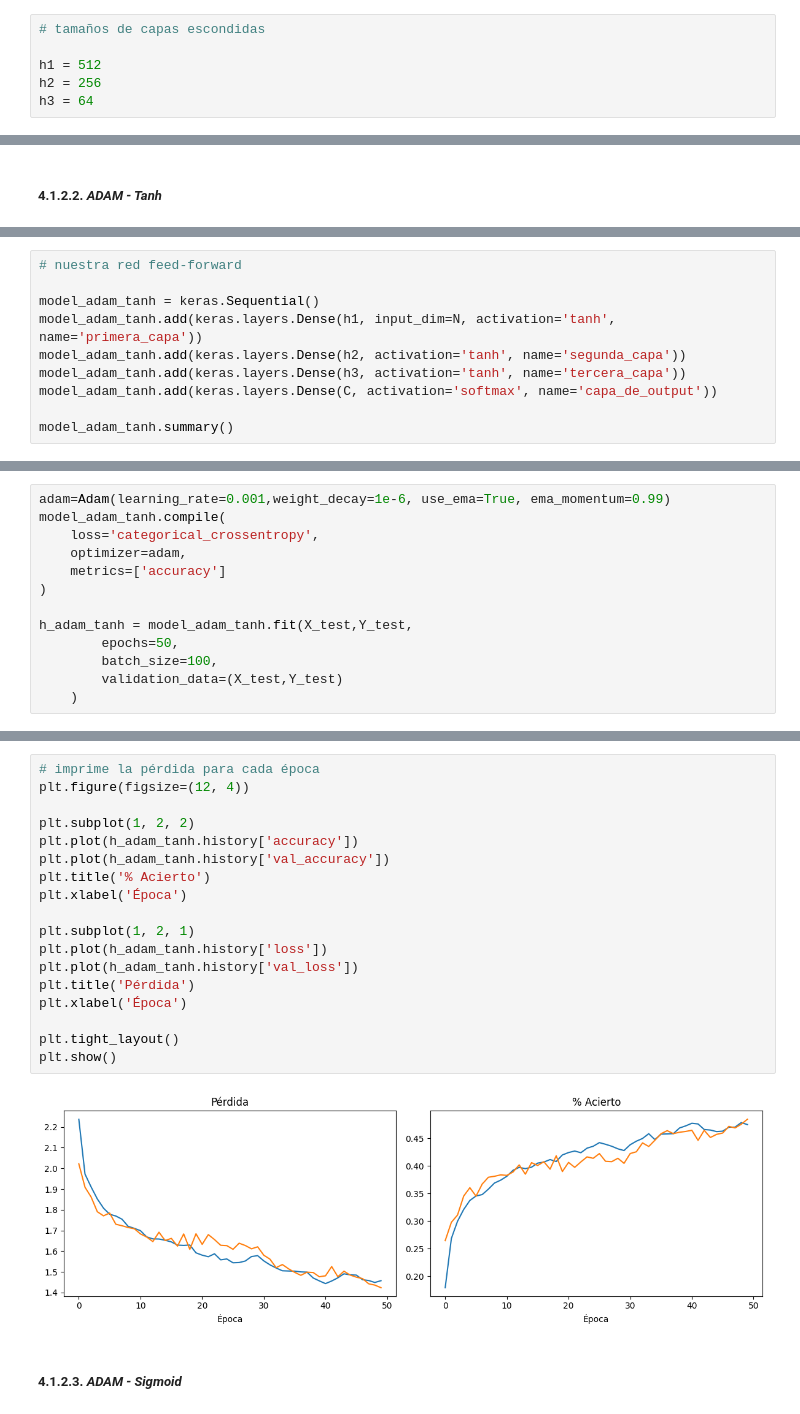
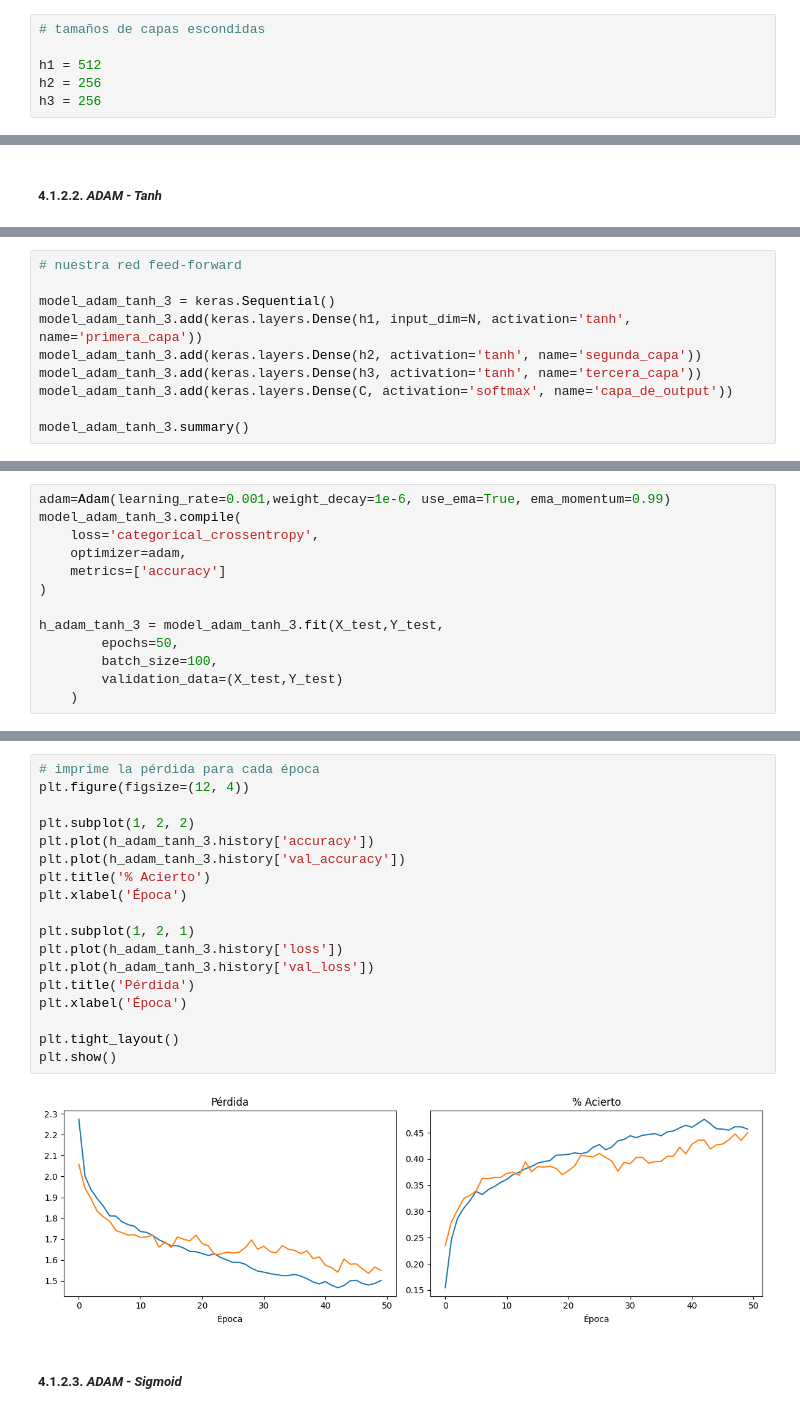
Before and after one commit to CristobalCabezas/deep_learning_duoc_2024, a Jupyter notebook: Respuesta_ET_Forma_C_ipynb.ipynb, the cells around one changed output, grey strips where cells are left out. Cells and saved outputs as stored; diff of their text form.

```diff
--- a/Respuesta_ET_Forma_C_ipynb.ipynb
+++ b/Respuesta_ET_Forma_C_ipynb.ipynb
@@ -85,7 +100,7 @@ tf.random.set_seed(30)
 
 h1 = 512
 h2 = 256
-h3 = 64
+h3 = 256
 # %% [markdown]
 ## 4. MODELING
 # %% [markdown]
@@ -429,11 +1186,11 @@ plt.show()
 # %%
 # nuestra red feed-forward
 
-model_adam_tanh = keras.Sequential()
-model_adam_tanh.add(keras.layers.Dense(h1, input_dim=N, activation='tanh', name='primera_capa'))
-model_adam_tanh.add(keras.layers.Dense(h2, activation='tanh', name='segunda_capa'))
-model_adam_tanh.add(keras.layers.Dense(h3, activation='tanh', name='tercera_capa'))
-model_adam_tanh.add(keras.layers.Dense(C, activation='softmax', name='capa_de_output'))
+model_adam_tanh_3 = keras.Sequential()
+model_adam_tanh_3.add(keras.layers.Dense(h1, input_dim=N, activation='tanh', name='primera_capa'))
+model_adam_tanh_3.add(keras.layers.Dense(h2, activation='tanh', name='segunda_capa'))
+model_adam_tanh_3.add(keras.layers.Dense(h3, activation='tanh', name='tercera_capa'))
+model_adam_tanh_3.add(keras.layers.Dense(C, activation='softmax', name='capa_de_output'))
 
-model_adam_tanh.summary()
+model_adam_tanh_3.summary()
 # %% [output]
@@ -454,13 +1211,13 @@ Model: "sequential_10"
  Non-trainable params: 0 (0.00 B)
 # %%
 adam=Adam(learning_rate=0.001,weight_decay=1e-6, use_ema=True, ema_momentum=0.99)
-model_adam_tanh.compile(
+model_adam_tanh_3.compile(
     loss='categorical_crossentropy',
     optimizer=adam,
     metrics=['accuracy']
 )
 
-h_adam_tanh = model_adam_tanh.fit(X_test,Y_test,
+h_adam_tanh_3 = model_adam_tanh_3.fit(X_test,Y_test,
         epochs=50,
         batch_size=100,
         validation_data=(X_test,Y_test)
@@ -486,22 +1243,22 @@ Epoch 50/50
 # %%
 # imprime la pérdida para cada época
 plt.figure(figsize=(12, 4))
 
 plt.subplot(1, 2, 2)
-plt.plot(h_adam_tanh.history['accuracy'])
-plt.plot(h_adam_tanh.history['val_accuracy'])
+plt.plot(h_adam_tanh_3.history['accuracy'])
+plt.plot(h_adam_tanh_3.history['val_accuracy'])
 plt.title('% Acierto')
 plt.xlabel('Época')
 
 plt.subplot(1, 2, 1)
-plt.plot(h_adam_tanh.history['loss'])
-plt.plot(h_adam_tanh.history['val_loss'])
+plt.plot(h_adam_tanh_3.history['loss'])
+plt.plot(h_adam_tanh_3.history['val_loss'])
 plt.title('Pérdida')
 plt.xlabel('Época')
 
 plt.tight_layout()
 plt.show()
 # %% [output]
-[figure, old version]
+[figure, new version]
 # %% [markdown]
 ##### 4.1.2.3. *ADAM - Sigmoid*
```
Also changed, not shown: parts of 77 cells of this notebook.
